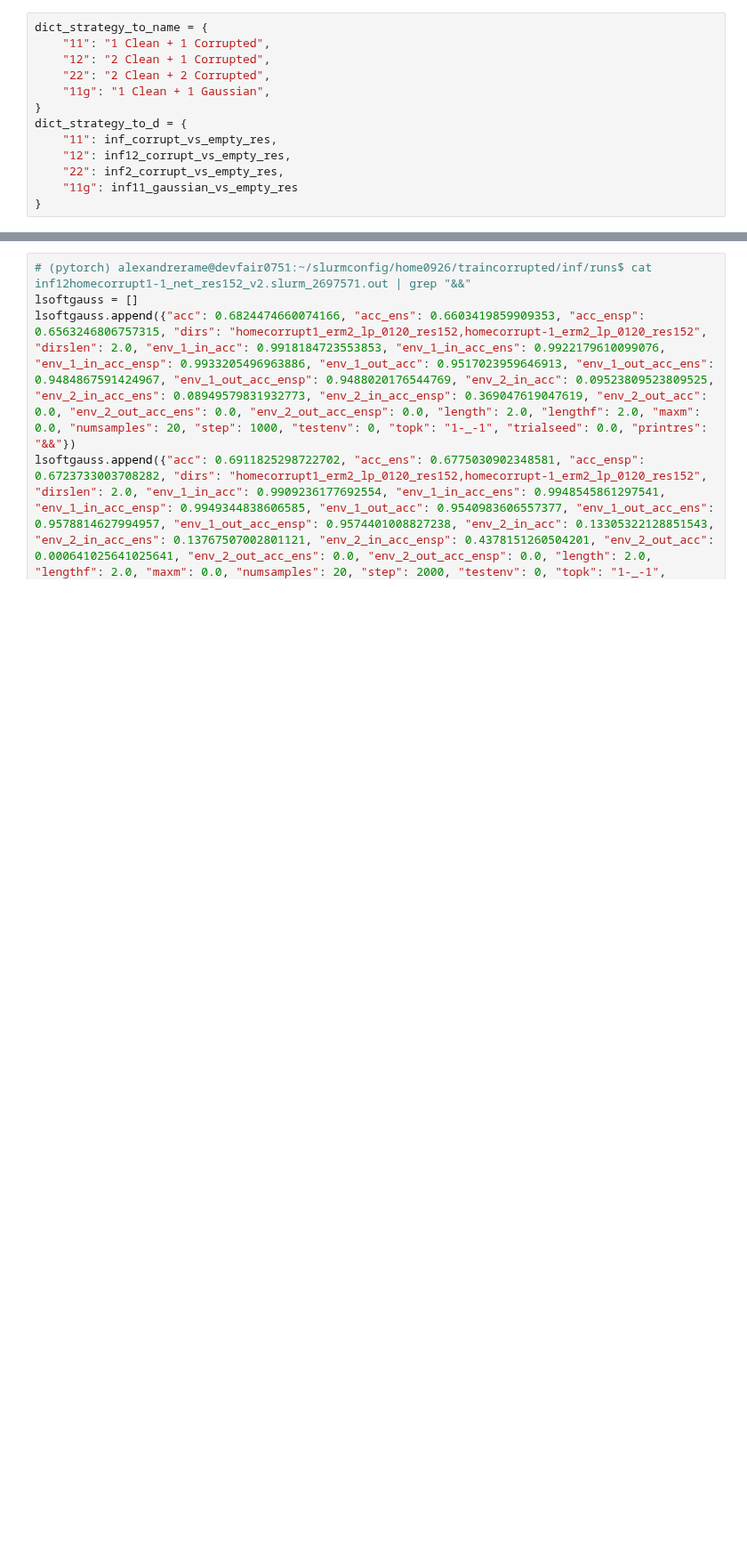
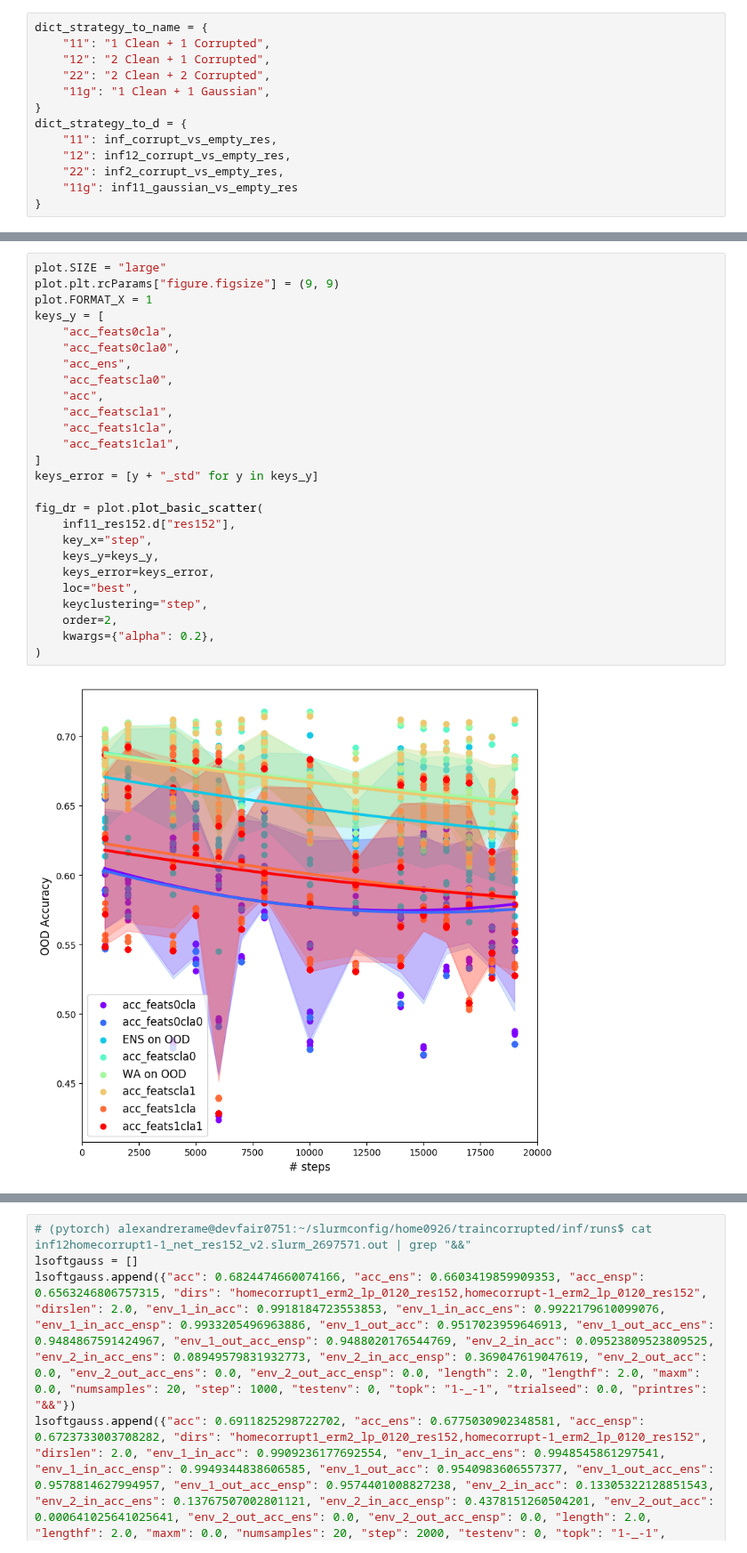
Before and after one commit to alexrame/domainbedv2, a Jupyter notebook: notebooks/recycling/analyze_corruption.ipynb, the cells around one changed output, grey strips where cells are left out. Shown at 89% size. Saved outputs shown, nothing was run; the diff lists cells and outputs as text; blank space fills up the shorter version.

```diff
--- a/notebooks/recycling/analyze_corruption.ipynb
+++ b/notebooks/recycling/analyze_corruption.ipynb
@@ -53,0 +95,28 @@ dict_strategy_to_d = {
+# %%
+plot.SIZE = "large"
+plot.plt.rcParams["figure.figsize"] = (9, 9)
+plot.FORMAT_X = 1
+keys_y = [
+    "acc_feats0cla",
+    "acc_feats0cla0",
+    "acc_ens",
+    "acc_featscla0",
+    "acc",
+    "acc_featscla1",
+    "acc_feats1cla",
+    "acc_feats1cla1",
+]
+keys_error = [y + "_std" for y in keys_y]
+
+fig_dr = plot.plot_basic_scatter(
+    inf11_res152.d["res152"],
+    key_x="step",
+    keys_y=keys_y,
+    keys_error=keys_error,
+    loc="best",
+    keyclustering="step",
+    order=2,
+    kwargs={"alpha": 0.2},
+)
+# %% [output]
+[figure, added]
```
Also changed, not shown: parts of 15 cells of this notebook, 2 other files.
